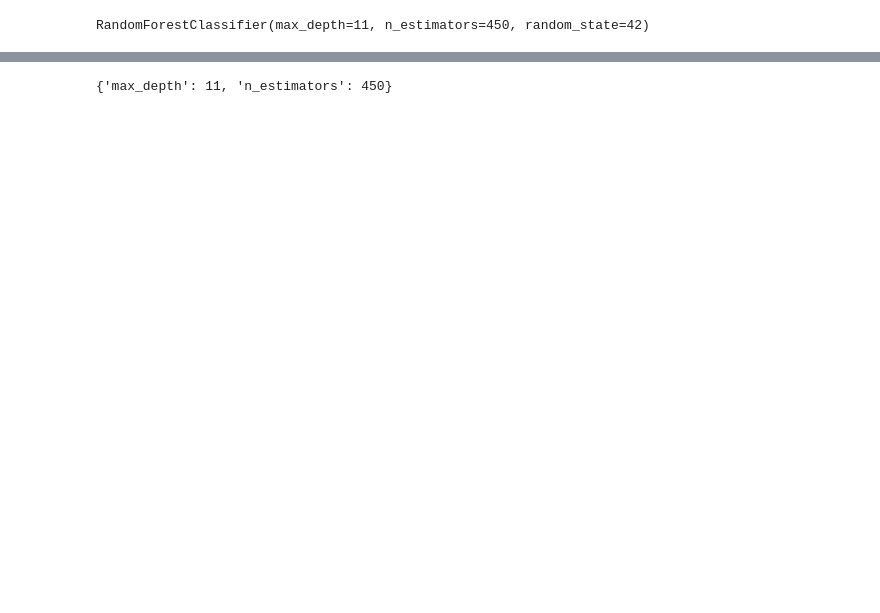
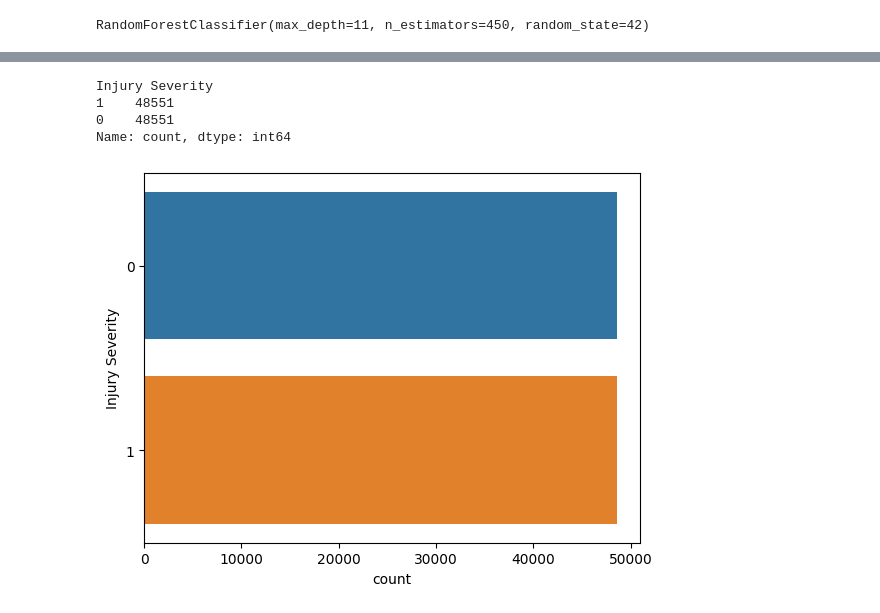
Before and after one commit to tiger7789/Crash-Severity-Prediction, a Jupyter notebook: Adbul/Crash_Project.ipynb, the cells around one changed output, grey strips where cells are left out. Cells and saved outputs as stored; diff of their text form; code cells hidden in the pictures; blank space fills up the shorter version.

```diff
--- a/Adbul/Crash_Project.ipynb
+++ b/Adbul/Crash_Project.ipynb
@@ -1001,4 +993,19 @@ KeyboardInterrupt:
-# %%
-rf_grid_search.best_params_
-# %% [output]
-{'max_depth': 11, 'n_estimators': 450}
+# %%
+# oversample minority class in df and perform all modelling steps again
+df_majority_upsampled = resample(df_minority,
+                                 replace=True,     # sample with replacement
+                                 n_samples=len(df_majority),    # to match majority class
+                                 random_state=42)
+# Combine majority class with upsampled minority class
+df_upsampled = pd.concat([df_majority_upsampled, df_majority])
+df_upsampled = df_upsampled.sample(frac=1, random_state=42).reset_index(drop=True)
+df_upsampled['Injury Severity'].value_counts()
+# %% [output]
+Injury Severity
+1    48551
+0    48551
+Name: count, dtype: int64
+# %%
+sns.countplot(y=df_upsampled['Injury Severity']);
+# %% [output]
+[figure, added]
```
Also changed, not shown: parts of 30 cells of this notebook.
